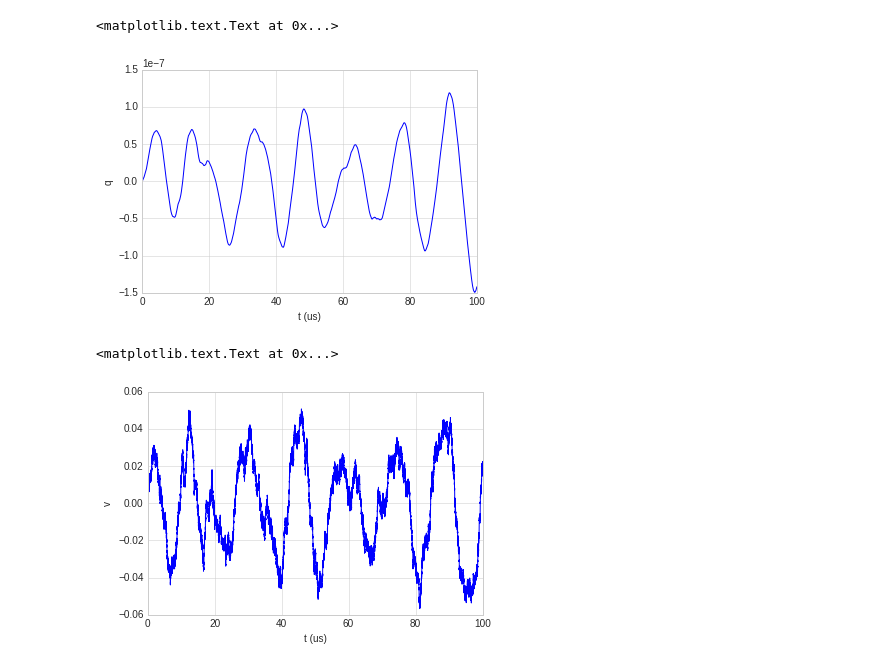
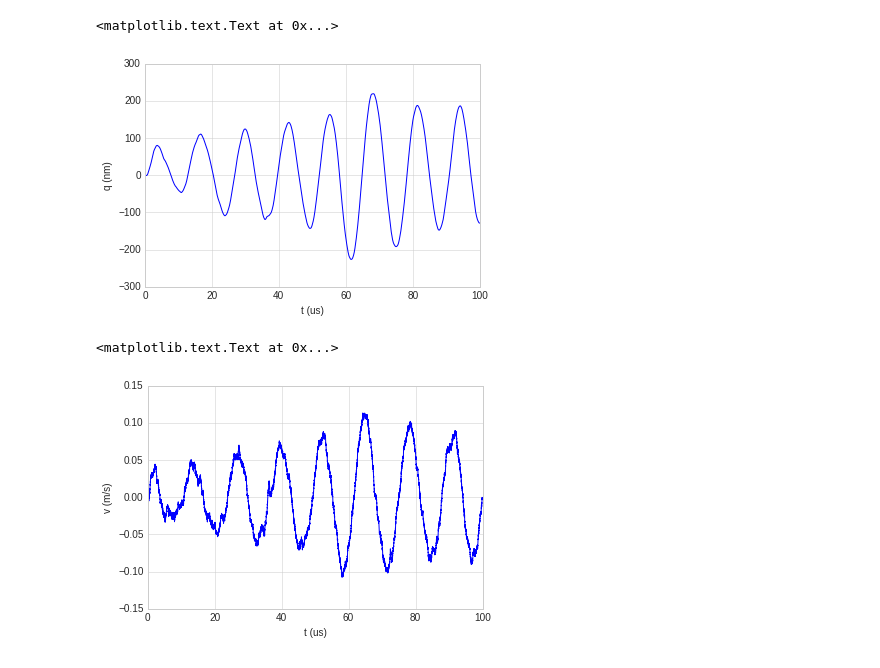
Before and after one commit to AshleySetter/optosim, a Jupyter notebook: sde_solver_demonstration.ipynb, the cells around one changed output. Cells and saved outputs as stored; diff of their text form; code cells hidden in the pictures.

```diff
--- a/sde_solver_demonstration.ipynb
+++ b/sde_solver_demonstration.ipynb
@@ -12,7 +12,7 @@ eta = 0.0
 T_0 = 300 # K
 m = 3.1e-19 # KG
 # %%
-sim1 = sde_solver.sde_solver(Omega0, Gamma0, m, seed=88, TimeTuple=[0, 100e-6])
+sim1 = sde_solver.sde_solver(Omega0, Gamma0, 0, m, seed=88, TimeTuple=[0, 100e-6])
 # %%
 sim1.solve()
 # %% [output]
@@ -27,14 +28,14 @@ sim1.solve()
 # %%
-plt.plot(sim1.tArray*1e6, sim1.q)
+plt.plot(sim1.tArray.get_array()*1e6, sim1.q*1e9)
 plt.xlabel("t (us)")
-plt.ylabel("q")
+plt.ylabel("q (nm)")
 # %% [output]
 <matplotlib.text.Text at 0x...>
-[figure, old version]
+[figure, new version]
 # %%
-plt.plot(sim1.tArray*1e6, sim1.v)
+plt.plot(sim1.tArray.get_array()*1e6, sim1.v)
 plt.xlabel("t (us)")
-plt.ylabel("v")
+plt.ylabel("v (m/s)")
 # %% [output]
 <matplotlib.text.Text at 0x...>
-[figure, old version]
+[figure, new version]
```
Also changed, not shown: parts of 3 cells of this notebook, 5 other files.
